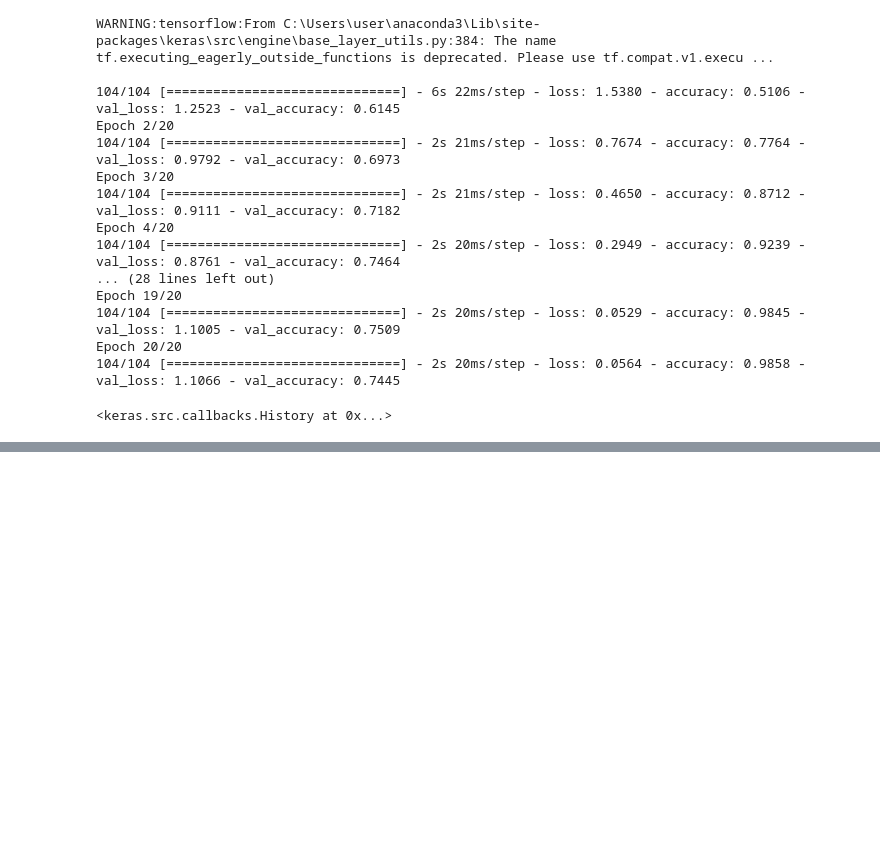
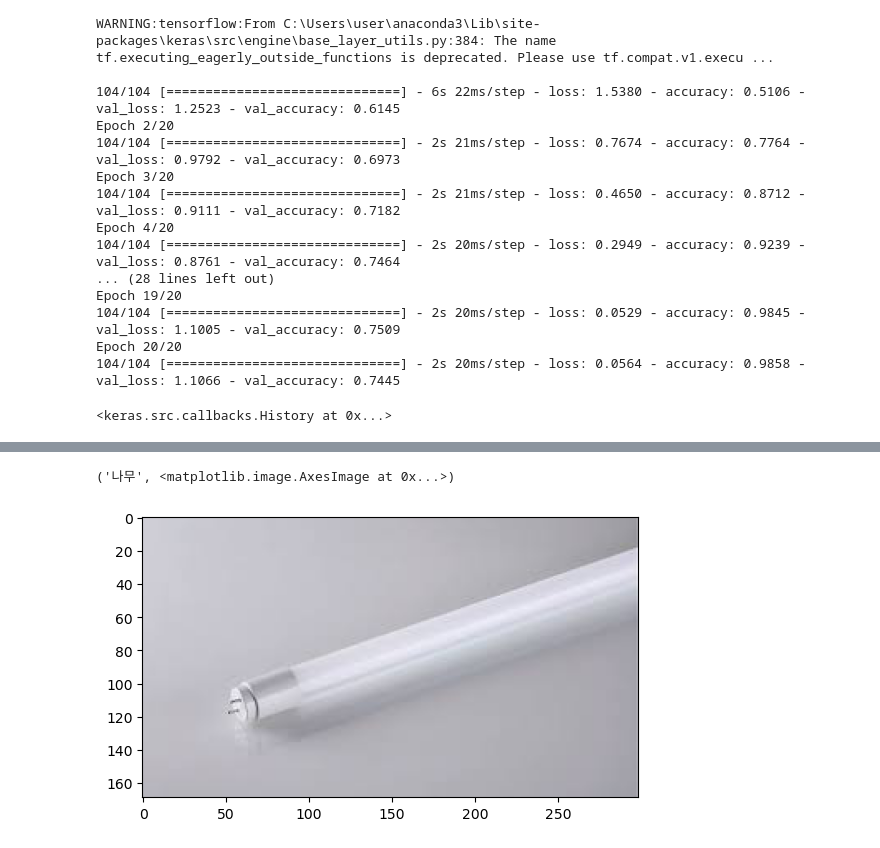
Before and after one commit to lth0813/Sprint2, a Jupyter notebook: model.ipynb, the cells around one changed output, grey strips where cells are left out. Saved outputs shown, nothing was run; the diff lists cells and outputs as text; code cells hidden in the pictures; blank space fills up the shorter version.

```diff
--- a/model.ipynb
+++ b/model.ipynb
@@ -313,0 +357,3 @@ AxesImage(size=(1300, 838))
+# %%
+what('5.jpg')
+# %% [output]
@@ -313,0 +363,2 @@ AxesImage(size=(1300, 838))
+('나무', <matplotlib.image.AxesImage at 0x...>)
+[figure, added]
```
Also changed, not shown: parts of 20 cells of this notebook, 1 other file.
